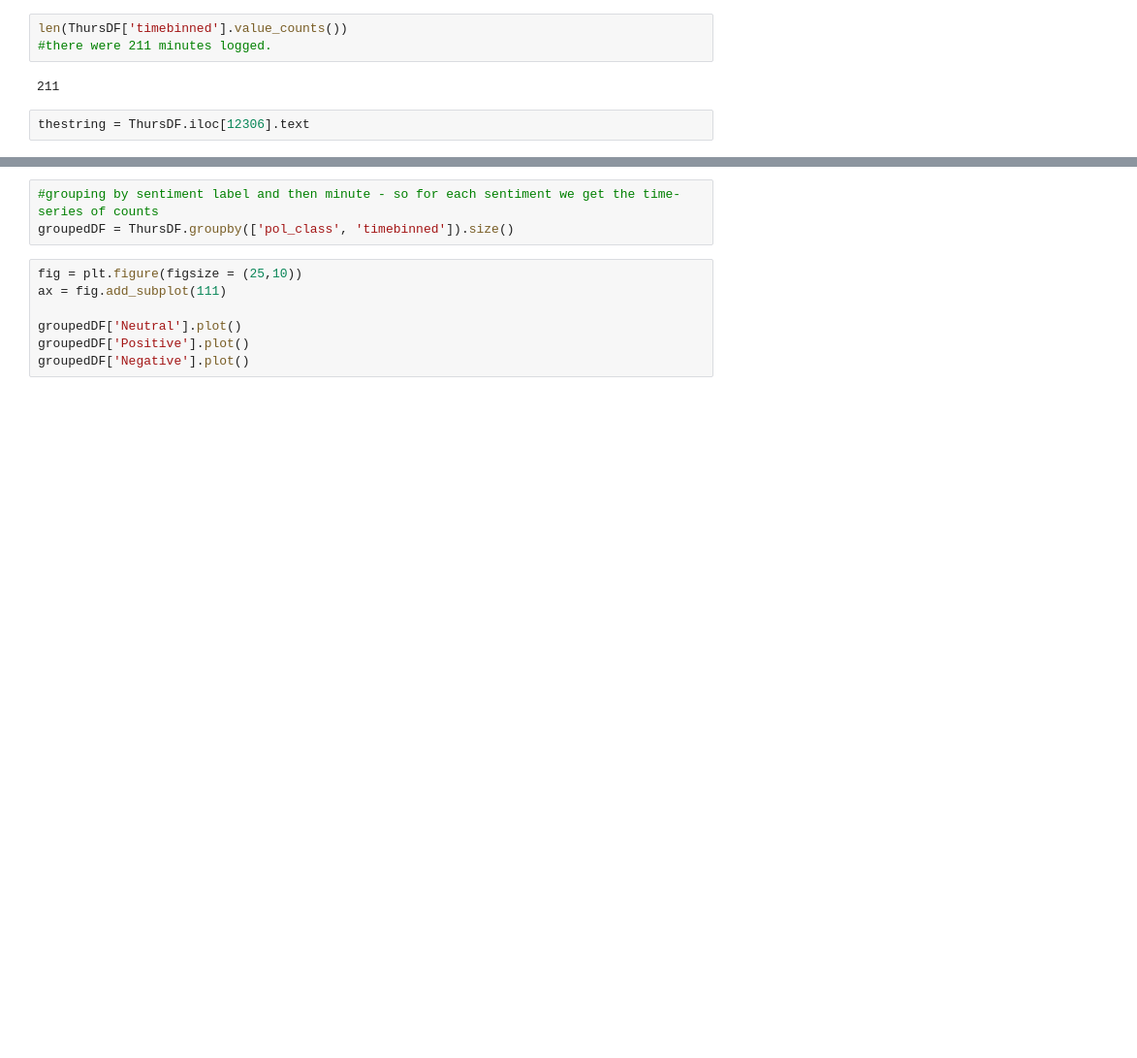
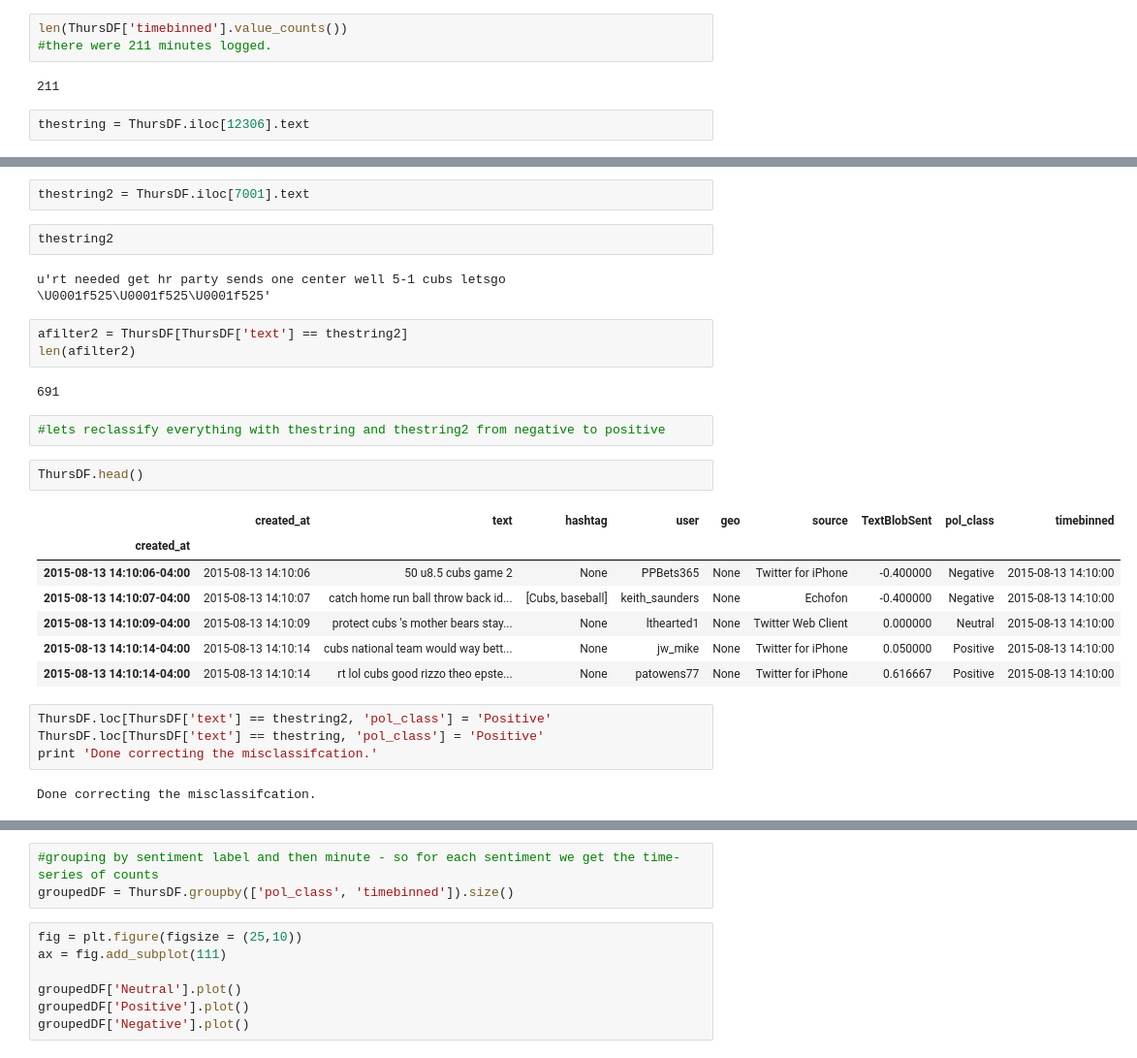
Before and after one commit to yongcho822/Cubs-Sentiment-Analysis-Dashboard, a Jupyter notebook: CleaningForNVD3.ipynb, the cells around one changed output, grey strips where cells are left out. Shown at 97% size. Cells and saved outputs as stored; diff of their text form; blank space fills up the shorter version.

```diff
--- a/CleaningForNVD3.ipynb
+++ b/CleaningForNVD3.ipynb
@@ -208,0 +221,29 @@ thestring = ThursDF.iloc[12306].text
+# %%
+thestring2 = ThursDF.iloc[7001].text
+# %%
+thestring2
+# %% [output]
+u'rt needed get hr party sends one center well 5-1 cubs letsgo \U0001f525\U0001f525\U0001f525'
+# %%
+afilter2 = ThursDF[ThursDF['text'] == thestring2]
+len(afilter2)
+# %% [output]
+691
+# %%
+#lets reclassify everything with thestring and thestring2 from negative to positive
+# %%
+ThursDF.head()
+# %% [output]
+|  | created_at | text | hashtag | user | geo | source | TextBlobSent | pol_class | timebinned |
+| created_at |  |  |  |  |  |  |  |  |  |
+| 2015-08-13 14:10:06-04:00 | 2015-08-13 14:10:06 | 50 u8.5 cubs game 2 | None | PPBets365 | None | Twitter for iPhone | -0.400000 | Negative | 2015-08-13 14:10:00 |
+| 2015-08-13 14:10:07-04:00 | 2015-08-13 14:10:07 | catch home run ball throw back id... | [Cubs, baseball] | keith_saunders | None | Echofon | -0.400000 | Negative | 2015-08-13 14:10:00 |
+| 2015-08-13 14:10:09-04:00 | 2015-08-13 14:10:09 | protect cubs 's mother bears stay... | None | lthearted1 | None | Twitter Web Client | 0.000000 | Neutral | 2015-08-13 14:10:00 |
+| 2015-08-13 14:10:14-04:00 | 2015-08-13 14:10:14 | cubs national team would way bett... | None | jw_mike | None | Twitter for iPhone | 0.050000 | Positive | 2015-08-13 14:10:00 |
+| 2015-08-13 14:10:14-04:00 | 2015-08-13 14:10:14 | rt lol cubs good rizzo theo epste... | None | patowens77 | None | Twitter for iPhone | 0.616667 | Positive | 2015-08-13 14:10:00 |
+# %%
+ThursDF.loc[ThursDF['text'] == thestring2, 'pol_class'] = 'Positive'
+ThursDF.loc[ThursDF['text'] == thestring, 'pol_class'] = 'Positive'
+print 'Done correcting the misclassifcation.'
+# %% [output]
+Done correcting the misclassifcation.
```
Also changed, not shown: parts of 8 cells of this notebook.
